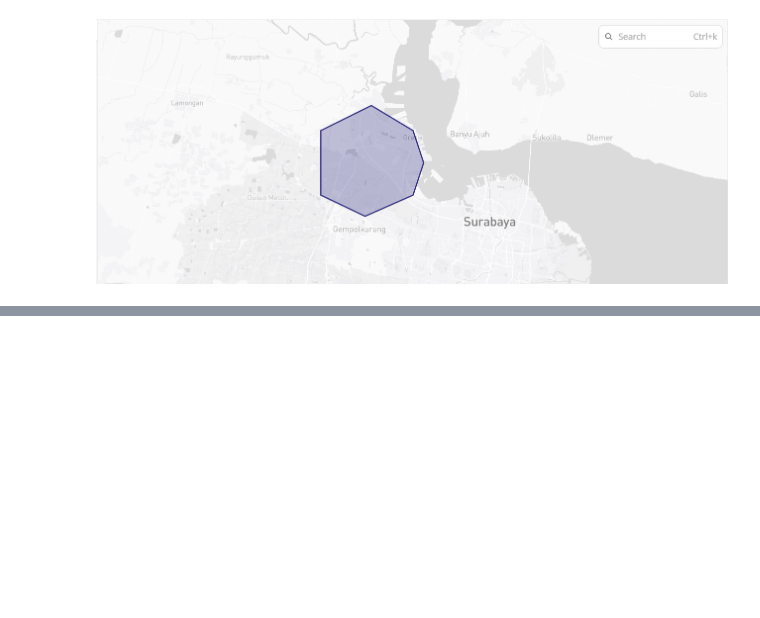
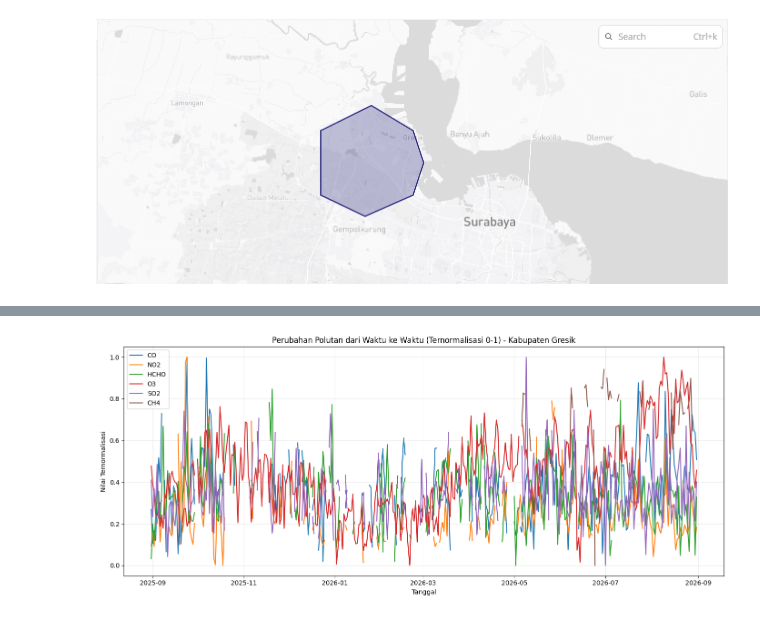
Before and after one commit to Farihinsyah/PSD, a Jupyter notebook: _sources/Crawling_Polutan_Gresik.ipynb, the cells around one changed output, grey strips where cells are left out. Drawn from its saved outputs; the diff is of its cells as text; code cells hidden in the pictures; blank space fills up the shorter version.

```diff
--- a/_sources/Crawling_Polutan_Gresik.ipynb
+++ b/_sources/Crawling_Polutan_Gresik.ipynb
@@ -533,0 +339,16 @@ Pada tahap *data understanding*, dilakukan pemeriksaan terhadap struktur data, j
+# %%
+df_norm = df[daftar_polutan].apply(lambda kolom: (kolom - kolom.min()) / (kolom.max() - kolom.min()))
+
+plt.figure(figsize=(14, 6))
+for kode in daftar_polutan:
+    plt.plot(df["date"], df_norm[kode], label=kode)
+
+plt.title("Perubahan Polutan dari Waktu ke Waktu (Ternormalisasi 0-1) - Kabupaten Gresik")
+plt.xlabel("Tanggal")
+plt.ylabel("Nilai Ternormalisasi")
+plt.legend()
+plt.grid(alpha=0.3)
+plt.tight_layout()
+plt.show()
+# %% [output]
+[figure, added]
```
Also changed, not shown: parts of 77 cells of this notebook, 7 other files.
